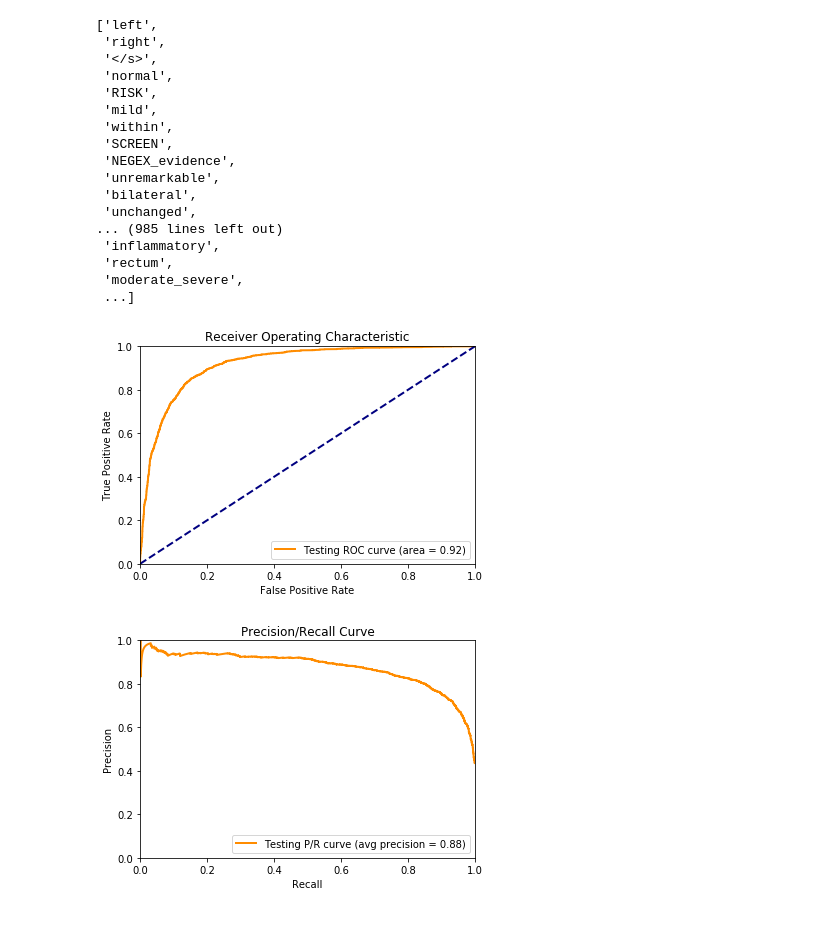
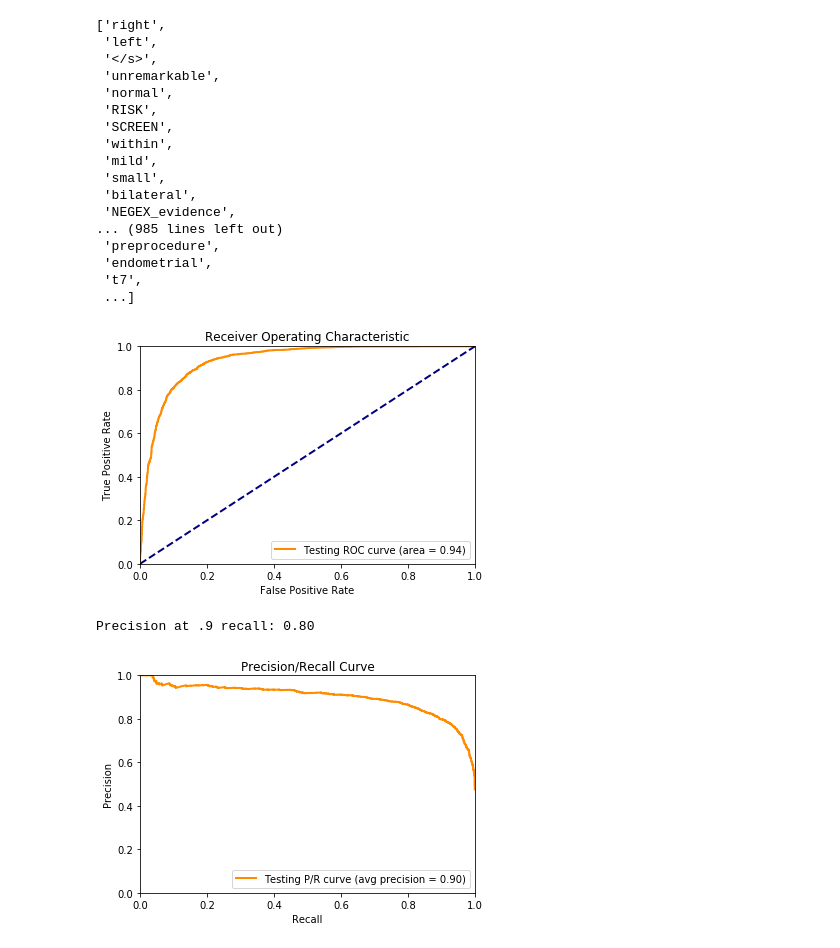
Before and after one commit to bdrad/report_categorization, a Jupyter notebook: src/fastTextClassify.ipynb, the cells around one changed output. Cells and saved outputs as stored; diff of their text form; code cells hidden in the pictures.

Commit message:
Added fastText

```diff
--- a/src/fastTextClassify.ipynb
+++ b/src/fastTextClassify.ipynb
@@ -33,26 +33,28 @@ with open(train_path, 'w') as outfile:
         outfile.write("\n")
 # %%
 # Train classifier
-model = fastText.train_supervised(train_path, dim=400, epoch=25, thread=4, neg=8, lr=0.05)
+dim = 100
+ng = 3
+model = fastText.train_supervised(train_path, dim=dim, epoch=10, thread=4, neg=8, lr=0.05, wordNgrams=ng)
 # %%
 model.get_words()
 # %% [output]
-['left',
- 'right',
+['right',
+ 'left',
  '</s>',
+ 'unremarkable',
  'normal',
  'RISK',
+ 'SCREEN',
+ 'within',
  'mild',
- 'within',
- 'SCREEN',
+ 'small',
+ 'bilateral',
  'NEGEX_evidence',
- 'unremarkable',
- 'bilateral',
- 'unchanged',
 ... (985 lines left out)
- 'inflammatory',
- 'rectum',
- 'moderate_severe',
+ 'preprocedure',
+ 'endometrial',
+ 't7',
  ...]
 # %%
 # Make predictions
@@ -63,32 +65,37 @@ fpr, tpr, thresholds = roc_curve(test_labels, confs, pos_label=1)
 roc_auc = auc(fpr, tpr)
 
 plt.figure()
 lw = 2
 plt.plot(fpr, tpr, color='darkorange',
          lw=lw, label='Testing ROC curve (area = %0.2f)' % roc_auc)
 plt.plot([0, 1], [0, 1], color='navy', lw=lw, linestyle='--')
 plt.xlim([0.0, 1.0])
 plt.ylim([0.0, 1.0])
 plt.xlabel('False Positive Rate')
 plt.ylabel('True Positive Rate')
 plt.title('Receiver Operating Characteristic')
 plt.legend(loc="lower right")
 plt.show()
 
 precision, recall, thresholds = precision_recall_curve(test_labels, confs)
 avg_prec = average_precision_score(test_labels, confs)
 
+r90_index = [i for i, r in enumerate(recall) if r > .9][-1]
+p_at_r90 = precision[r90_index]
+print('Precision at .9 recall: %0.2f' % p_at_r90)
+
 plt.figure()
 lw = 2
 plt.plot(recall, precision, color='darkorange',
          lw=lw, label='Testing P/R curve (avg precision = %0.2f)' % avg_prec)
 plt.xlim([0.0, 1.0])
 plt.ylim([0.0, 1.0])
 plt.xlabel('Recall')
 plt.ylabel('Precision')
 plt.title('Precision/Recall Curve')
 plt.legend(loc="lower right")
 plt.show()
 # %% [output]
-[figure, old version]
+[figure, new version]
+Precision at .9 recall: 0.80
-[figure, old version]
+[figure, new version]
```
Also changed, not shown: parts of 3 cells of this notebook, 7 other files.
